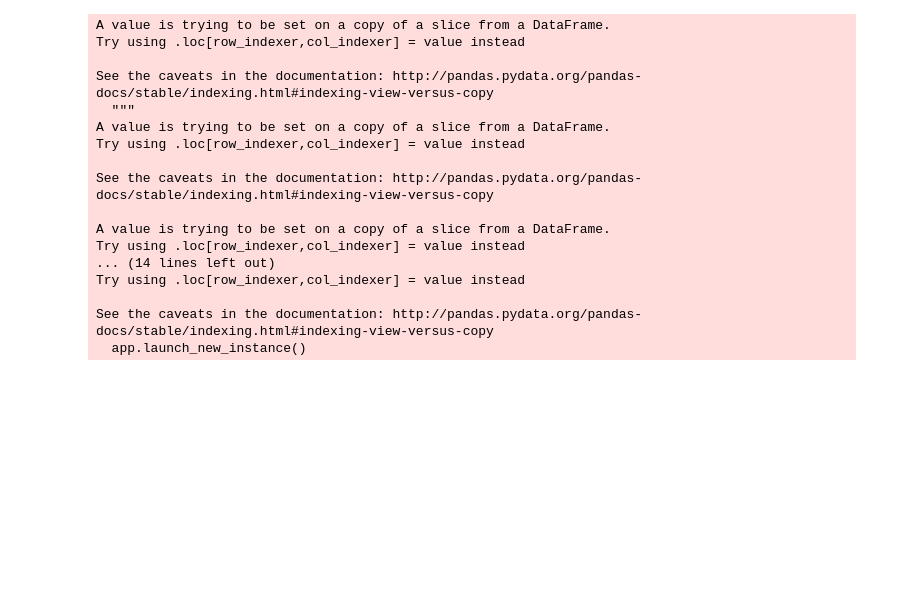
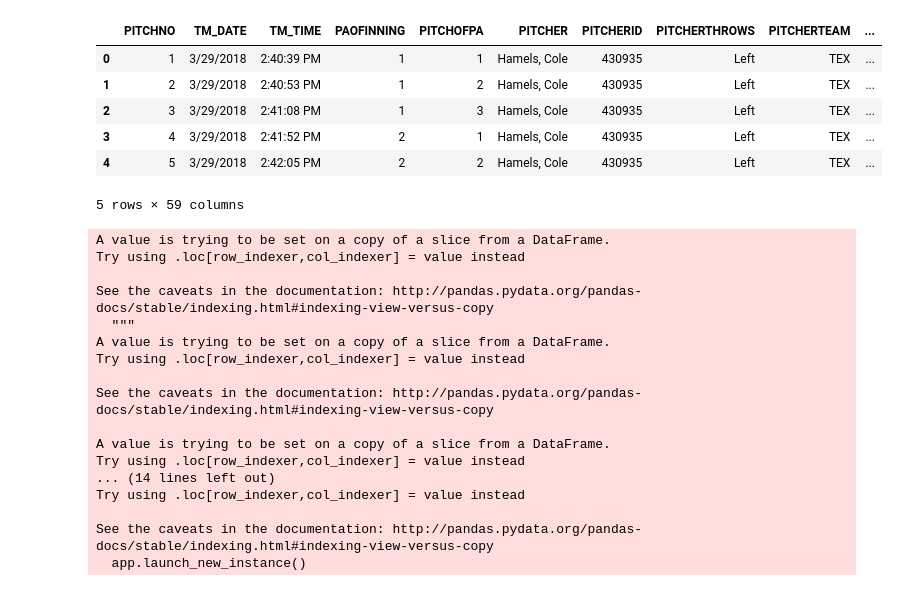
Before and after one commit to jelandes19/LSTMsAndInterpretability, a Jupyter notebook: PitchPredictor.ipynb, the cells around one changed output. Cells and saved outputs as stored; diff of their text form; code cells hidden in the pictures; blank space fills up the shorter version.

```diff
--- a/PitchPredictor.ipynb
+++ b/PitchPredictor.ipynb
@@ -25,6 +27,16 @@ for month in range(3, 11):
         df_list.append(pitch)
 # %%
 pitches = pd.concat(df_list)
+# %%
+pitches.head()
+# %% [output]
+|  | PITCHNO | TM_DATE | TM_TIME | PAOFINNING | PITCHOFPA | PITCHER | PITCHERID | PITCHERTHROWS | PITCHERTEAM | ... |
+| 0 | 1 | 3/29/2018 | 2:40:39 PM | 1 | 1 | Hamels, Cole | 430935 | Left | TEX | ... |
+| 1 | 2 | 3/29/2018 | 2:40:53 PM | 1 | 2 | Hamels, Cole | 430935 | Left | TEX | ... |
+| 2 | 3 | 3/29/2018 | 2:41:08 PM | 1 | 3 | Hamels, Cole | 430935 | Left | TEX | ... |
+| 3 | 4 | 3/29/2018 | 2:41:52 PM | 2 | 1 | Hamels, Cole | 430935 | Left | TEX | ... |
+| 4 | 5 | 3/29/2018 | 2:42:05 PM | 2 | 2 | Hamels, Cole | 430935 | Left | TEX | ... |
+5 rows × 59 columns
 # %%
 pitch_label_col = "Pitch Type"
 pitch_type_col = "PI_PITCH_TYPE"
```
Also changed, not shown: parts of 6 cells of this notebook.
